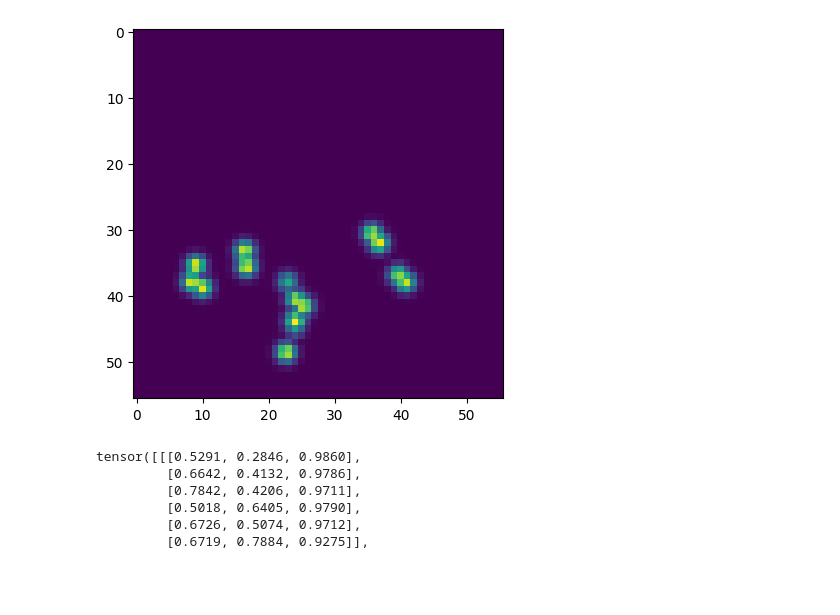
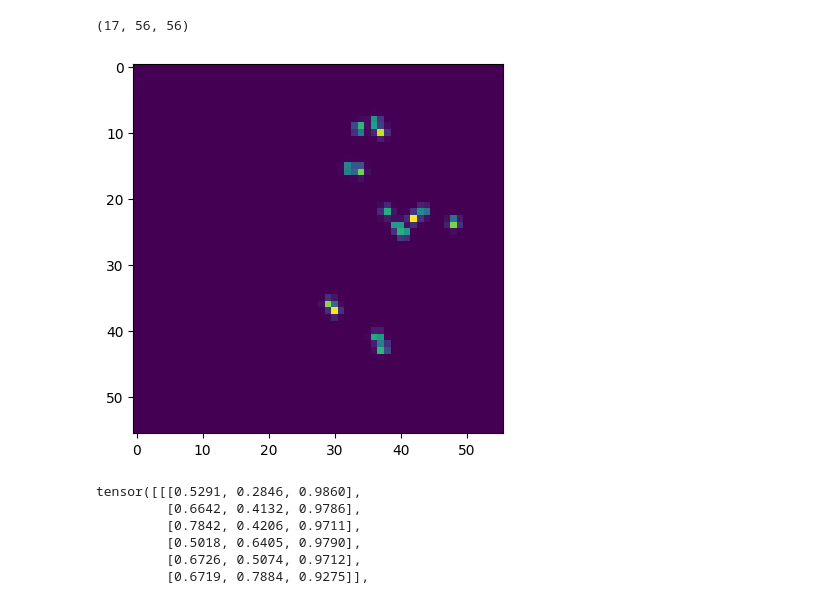
Before and after one commit to KingJulien0709/RowingAnalytics, a Jupyter notebook: rowing_analysis.ipynb, the cells around one changed output. Saved outputs shown, nothing was run; the diff lists cells and outputs as text; code cells hidden in the pictures.

Commit message:
Add files for training videos and class labels; refactor video and jointheatmap processing functions

```diff
--- a/rowing_analysis.ipynb
+++ b/rowing_analysis.ipynb
@@ -67,34 +54,18 @@ import src.video_processing as vp
 import src.joint_heatmap_preprocessing as jhp
 import matplotlib.pyplot as plt
 import numpy as np
+import src.stroke_processing as sp
 
-keypoints = vp.get_relevant_normalized_keyframes(results=result[10:60], selected_joints=[],frame_rate=frame_rate, all=True, clean_numbers=True)
+keypoints = vp.get_relevant_normalized_keyframes(results=result, selected_joints=[],frame_rate=frame_rate, all=True, clean_numbers=True)
+
+strokes = sp.segment_strokes(keypoints,frame_rate,right=True) #video was recorded from the right side
 
 
-
-time_sampled_keypoints = jhp.uniform_sample_from_frames(keypoints, 48)
-
-#print(keypoints.shape)
-#print(time_sampled_keypoints.shape)
-#print(time_sampled_keypoints[0,0])
-print(np.array([1,2,3])*[1,2,3])
-print(time_sampled_keypoints.shape)
-resized_keypoints = time_sampled_keypoints * [56, 80, 1]  #scale keypoints to 56x56 image and keep the confidence values
-print(resized_keypoints.shape)
-
-j_hp = jhp.create_gaussian_joint_map_optimized(resized_keypoints, 56, 80, 0.5)
-print(j_hp.shape)
-max_map = np.max(j_hp[4], axis=0)
-plt.imshow(max_map)
-
-plt.show()
-
-roi = jhp.calculate_roi(resized_keypoints,0)
-print(roi)
-zoomed_map = jhp.zoom_to_roi(j_hp, roi)
-print(zoomed_map.shape)
-max_map = np.max(zoomed_map[4], axis=0)
-plt.imshow(max_map)
-
-plt.show()
+def processing_keypoints(keypoints):
+    time_sampled_keypoints = jhp.uniform_sample_from_frames(keypoints, 48)
+    resized_keypoints = time_sampled_keypoints * [56, 56, 1]  #scale keypoints to 56x56 image and keep the confidence values
+    j_hp = jhp.create_gaussian_joint_map_optimized(resized_keypoints, 56, 56, 0.5)
+    roi = jhp.calculate_roi(resized_keypoints,2)
+    zoomed_map = jhp.zoom_to_roi(j_hp, roi)
+    return zoomed_map
 # %% [output]
@@ -145,12 +74,19 @@ image_to_video(j_hp, "C:\\Users\\kinde\\Downloads\\test.avi",frame_rate=frame_ra
+# %%
+import src.visualizing as vis
+
+zoomed_map = processing_keypoints(keypoints)
+vis.image_to_video(zoomed_map, "C:\\Users\\kinde\\Downloads\\test.avi",frame_rate=frame_rate)
+# %% [output]
+(17, 56, 56)
 # %%
 import matplotlib.pyplot as plt
 import numpy as np
 
 max_map = np.max(j_hp[9], axis=0)
-plt.imshow(max_map)
+plt.imshow(max_map.T)
 plt.show()
 # %% [output]
-[figure, old version]
+[figure, new version]
 # %%
 import src.video_processing as vp
 
```
Also changed, not shown: parts of 5 cells of this notebook, 5 other files.
